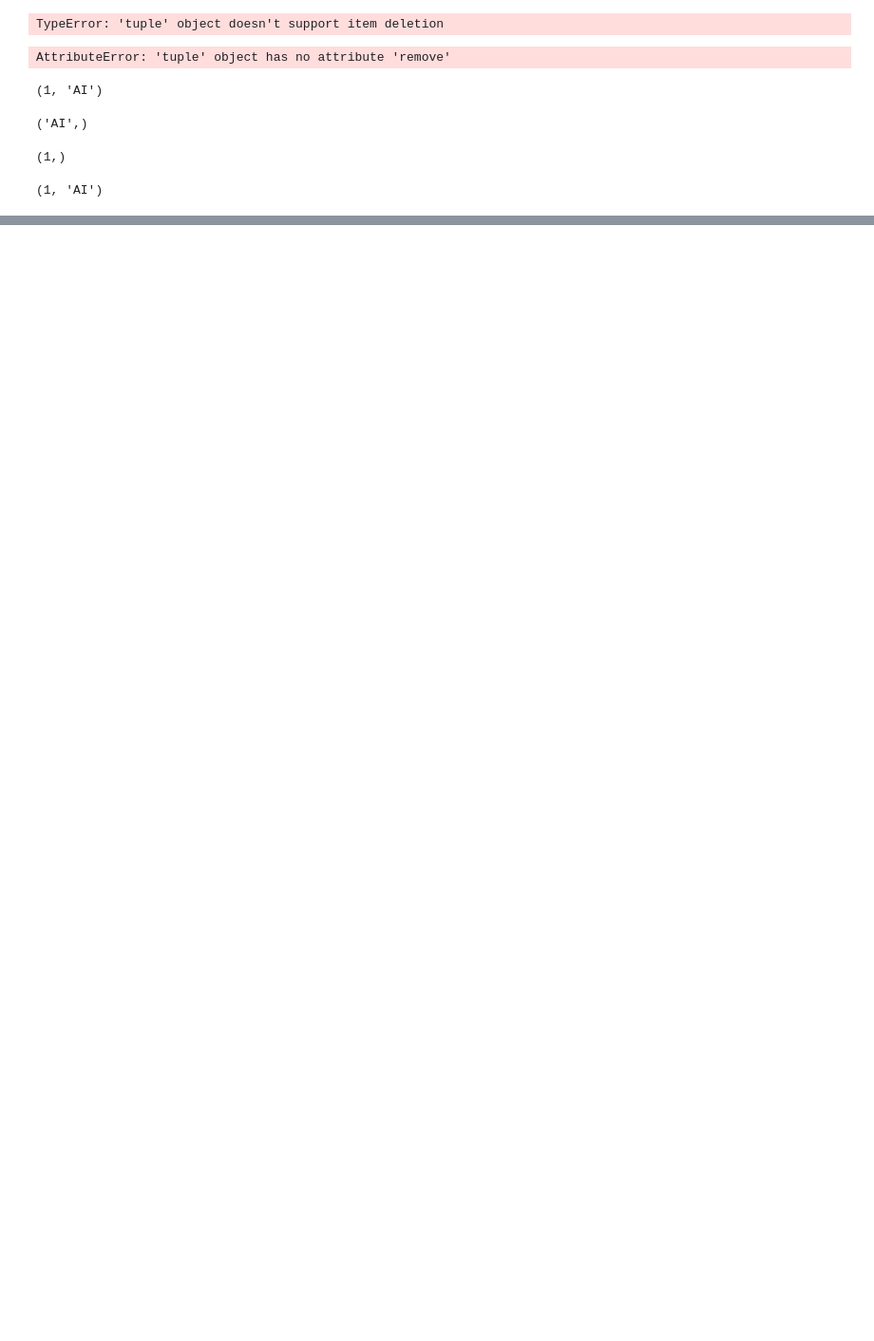
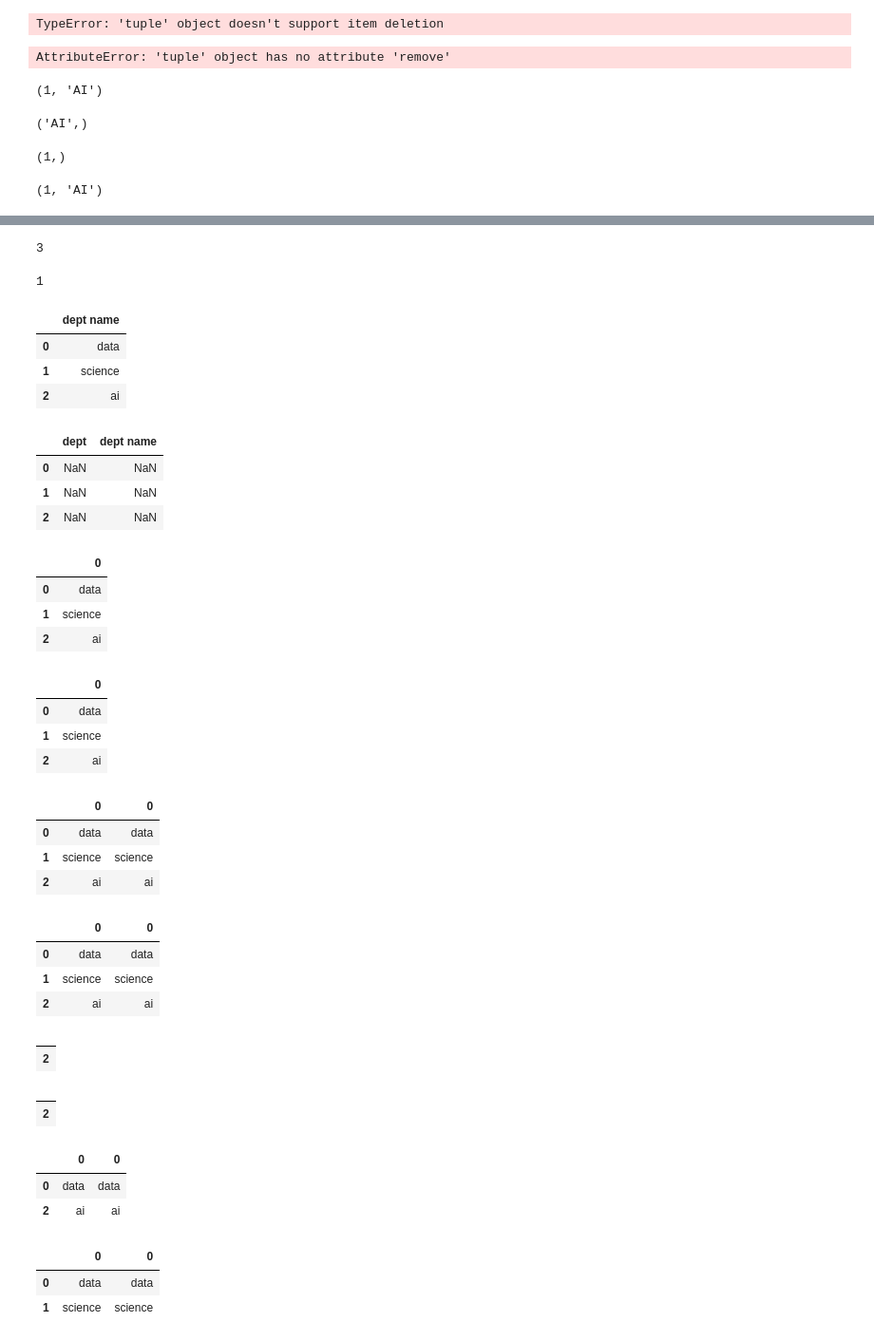
Before and after one commit to tanvirulislam912/Data-Science-Machine-Learning-, a Jupyter notebook: Class 03/Class 03.ipynb, the cells around one changed output, grey strips where cells are left out. Shown: that part at 95% size. Cells and saved outputs as stored; diff of their text form; code cells hidden in the pictures; blank space fills up the shorter version.

```diff
--- a/Class 03/Class 03.ipynb
+++ b/Class 03/Class 03.ipynb
@@ -660,0 +928,2 @@ tup1[:1] + tup1[1:2]
+# %%
+li = ['data','science','ai']
@@ -660,0 +939,2 @@ tup1[:1] + tup1[1:2]
+# %%
+df=pd.DataFrame(li,columns=['dept'])
@@ -660,0 +954,24 @@ tup1[:1] + tup1[1:2]
+# %%
+row
+# %% [output]
+3
+# %%
+col
+# %% [output]
+1
+# %%
+df2=pd.DataFrame(li,columns=['dept name'])
+# %%
+df2
+# %% [output]
+|  | dept name |
+| 0 | data |
+| 1 | science |
+| 2 | ai |
+# %%
+df+df2
+# %% [output]
+|  | dept | dept name |
+| 0 | NaN | NaN |
+| 1 | NaN | NaN |
+| 2 | NaN | NaN |
@@ -660,0 +981,14 @@ tup1[:1] + tup1[1:2]
+# %%
+df1
+# %% [output]
+|  | 0 |
+| 0 | data |
+| 1 | science |
+| 2 | ai |
+# %%
+df2
+# %% [output]
+|  | 0 |
+| 0 | data |
+| 1 | science |
+| 2 | ai |
@@ -660,0 +998,7 @@ tup1[:1] + tup1[1:2]
+# %%
+df
+# %% [output]
+|  | 0 | 0 |
+| 0 | data | data |
+| 1 | science | science |
+| 2 | ai | ai |
@@ -660,0 +1007,7 @@ tup1[:1] + tup1[1:2]
+# %%
+df
+# %% [output]
+|  | 0 | 0 |
+| 0 | data | data |
+| 1 | science | science |
+| 2 | ai | ai |
@@ -660,0 +1016,5 @@ tup1[:1] + tup1[1:2]
+# %%
+df
+# %% [output]
+|  |
+| 2 |
@@ -660,0 +1023,17 @@ tup1[:1] + tup1[1:2]
+# %%
+df
+# %% [output]
+|  |
+| 2 |
+# %%
+df.drop([1])
+# %% [output]
+|  | 0 | 0 |
+| 0 | data | data |
+| 2 | ai | ai |
+# %%
+df.drop([2])
+# %% [output]
+|  | 0 | 0 |
+| 0 | data | data |
+| 1 | science | science |
```
Also changed, not shown: parts of 98 cells of this notebook.
